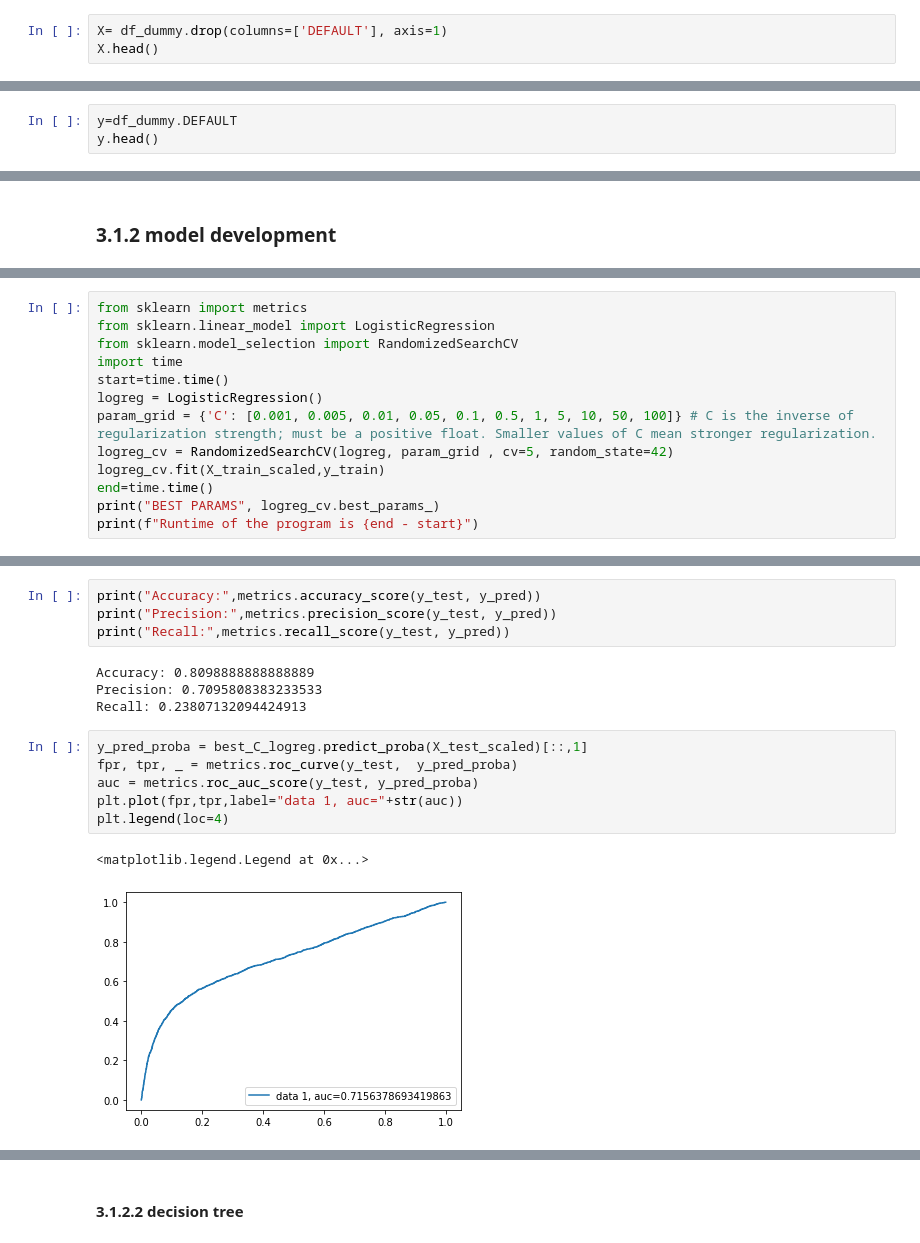
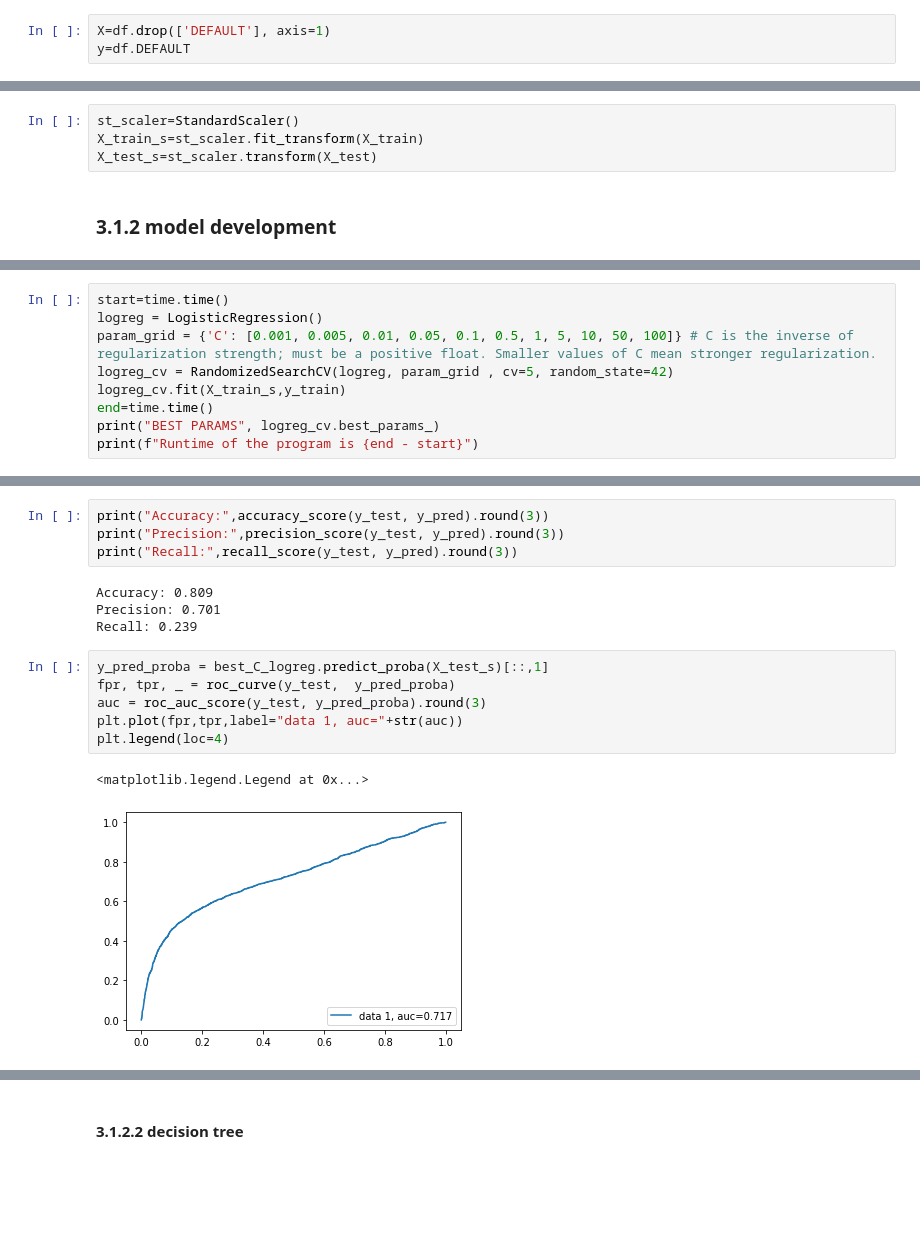
Before and after one commit to Lina-statistics/Capstone_project_Spring_Board, a Jupyter notebook: credit_card_default/modeling.ipynb, the cells around one changed output, grey strips where cells are left out. Saved outputs shown, nothing was run; the diff lists cells and outputs as text; blank space fills up the shorter version.

```diff
--- a/credit_card_default/modeling.ipynb
+++ b/credit_card_default/modeling.ipynb
@@ -29,4 +36,4 @@ Index(['LIMIT', 'AGE', 'PAY_1', 'PAY_2', 'PAY_3', 'PAY_4', 'PAY_5', 'PAY_6',
       dtype='object')
 # %%
-X= df_dummy.drop(columns=['DEFAULT'], axis=1)
-X.head()
+X=df.drop(['DEFAULT'], axis=1)
+y=df.DEFAULT
@@ -50,4 +48 @@ Index(['LIMIT', 'AGE', 'PAY_1', 'PAY_2', 'PAY_3', 'PAY_4', 'PAY_5', 'PAY_6',
       dtype='object')
-# %%
-y=df_dummy.DEFAULT
-y.head()
@@ -68,2 +56,6 @@ X_test_scaled = scaler.fit_transform(X_test)
+# %%
+st_scaler=StandardScaler()
+X_train_s=st_scaler.fit_transform(X_train)
+X_test_s=st_scaler.transform(X_test)
 # %% [markdown]
 ### 3.1.2 model development
@@ -77,13 +67,9 @@ Binary logistic regression is the simplest classification algorithms. But it can
 # %%
-from sklearn import metrics
-from sklearn.linear_model import LogisticRegression
-from sklearn.model_selection import RandomizedSearchCV
-import time
 start=time.time()
 logreg = LogisticRegression()
 param_grid = {'C': [0.001, 0.005, 0.01, 0.05, 0.1, 0.5, 1, 5, 10, 50, 100]} # C is the inverse of regularization strength; must be a positive float. Smaller values of C mean stronger regularization.
 logreg_cv = RandomizedSearchCV(logreg, param_grid , cv=5, random_state=42)
-logreg_cv.fit(X_train_scaled,y_train)
+logreg_cv.fit(X_train_s,y_train)
 end=time.time()
 print("BEST PARAMS", logreg_cv.best_params_)
 print(f"Runtime of the program is {end - start}")
@@ -104,20 +90,20 @@ plt.xlabel('Predicted label')
 Text(0.5, 15.0, 'Predicted label')
 [figure]
 # %%
-print("Accuracy:",metrics.accuracy_score(y_test, y_pred))
-print("Precision:",metrics.precision_score(y_test, y_pred))
-print("Recall:",metrics.recall_score(y_test, y_pred))
+print("Accuracy:",accuracy_score(y_test, y_pred).round(3))
+print("Precision:",precision_score(y_test, y_pred).round(3))
+print("Recall:",recall_score(y_test, y_pred).round(3))
 # %% [output]
-Accuracy: 0.8098888888888889
-Precision: 0.7095808383233533
-Recall: 0.23807132094424913
+Accuracy: 0.809
+Precision: 0.701
+Recall: 0.239
 # %%
-y_pred_proba = best_C_logreg.predict_proba(X_test_scaled)[::,1]
-fpr, tpr, _ = metrics.roc_curve(y_test,  y_pred_proba)
-auc = metrics.roc_auc_score(y_test, y_pred_proba)
+y_pred_proba = best_C_logreg.predict_proba(X_test_s)[::,1]
+fpr, tpr, _ = roc_curve(y_test,  y_pred_proba)
+auc = roc_auc_score(y_test, y_pred_proba).round(3)
 plt.plot(fpr,tpr,label="data 1, auc="+str(auc))
 plt.legend(loc=4)
 # %% [output]
 <matplotlib.legend.Legend at 0x...>
-[figure, old version]
+[figure, new version]
 # %% [markdown]
```
Also changed, not shown: parts of 63 cells of this notebook.
